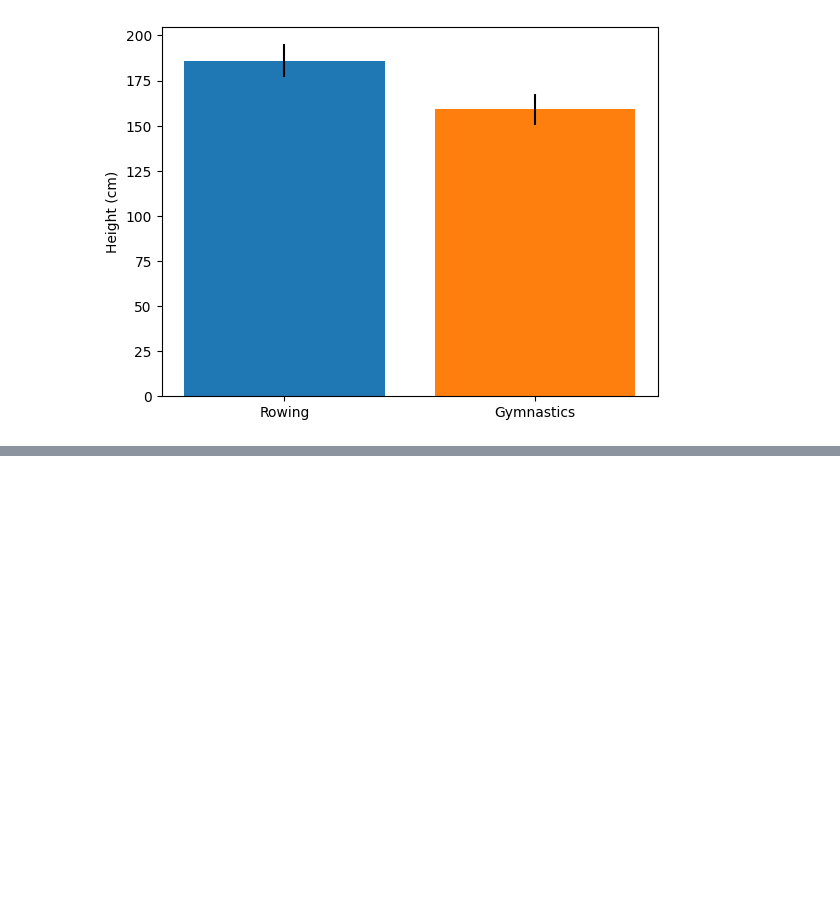
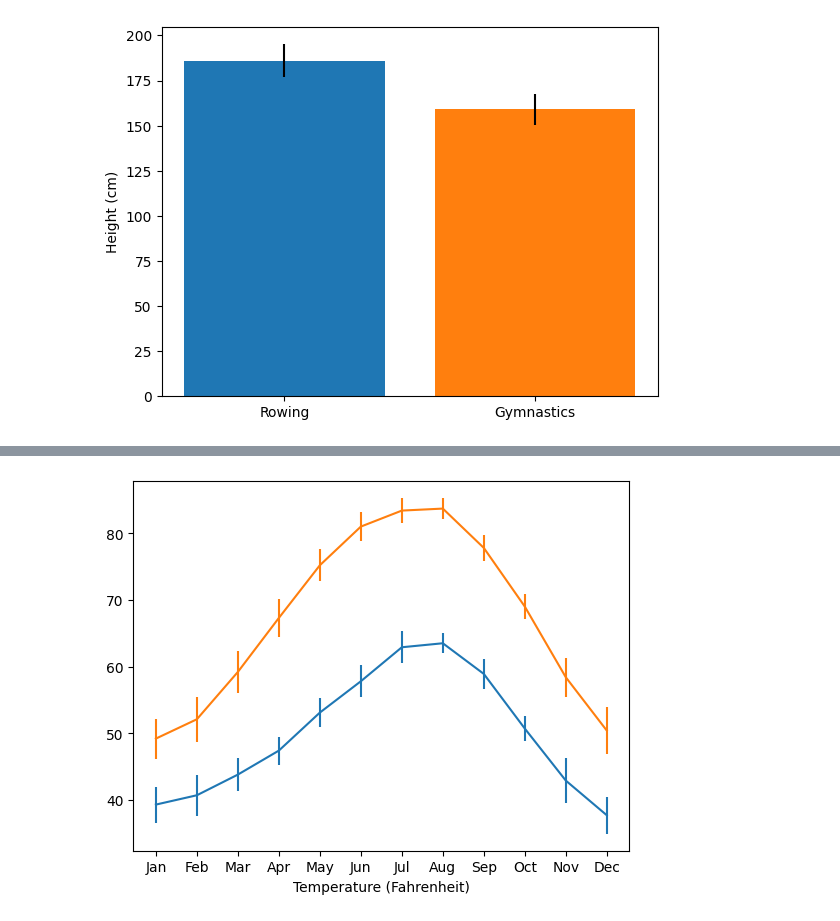
Before and after one commit to Emigbanam/Data-Analysis-Practice, a Jupyter notebook: Data Visualization With Python (Matplotlib).ipynb, the cells around one changed output, grey strips where cells are left out. Saved outputs shown, nothing was run; the diff lists cells and outputs as text; code cells hidden in the pictures; blank space fills up the shorter version.

```diff
--- a/Data Visualization With Python (Matplotlib).ipynb
+++ b/Data Visualization With Python (Matplotlib).ipynb
@@ -525,0 +534,14 @@ plt.show()
+# %%
+fig, ax = plt.subplots()
+#1. Use the ax.errorbar method to add the Seattle data: the "MONTH" column as x values, the "MLY-TAVG-NORMAL" as y values and "MLY-TAVG-STDDEV" as yerr values.
+ax.errorbar(seattle['MONTH'], seattle['MLY-TAVG-NORMAL'], yerr=seattle['MLY-TAVG-STDDEV'])
+
+#2. Add the Austin data: the "MONTH" column as x values, the "MLY-TAVG-NORMAL" as y values and "MLY-TAVG-STDDEV" as yerr values.
+ax.errorbar(austin['MONTH'], austin['MLY-TAVG-NORMAL'], yerr=austin['MLY-TAVG-STDDEV'])
+
+#3. Set the y-axis label as "Temperature (Fahrenheit)".
+ax.set_xlabel('Temperature (Fahrenheit)')
+
+plt.show()
+# %% [output]
+[figure, added]
```
Also changed, not shown: parts of 1 cell of this notebook.
